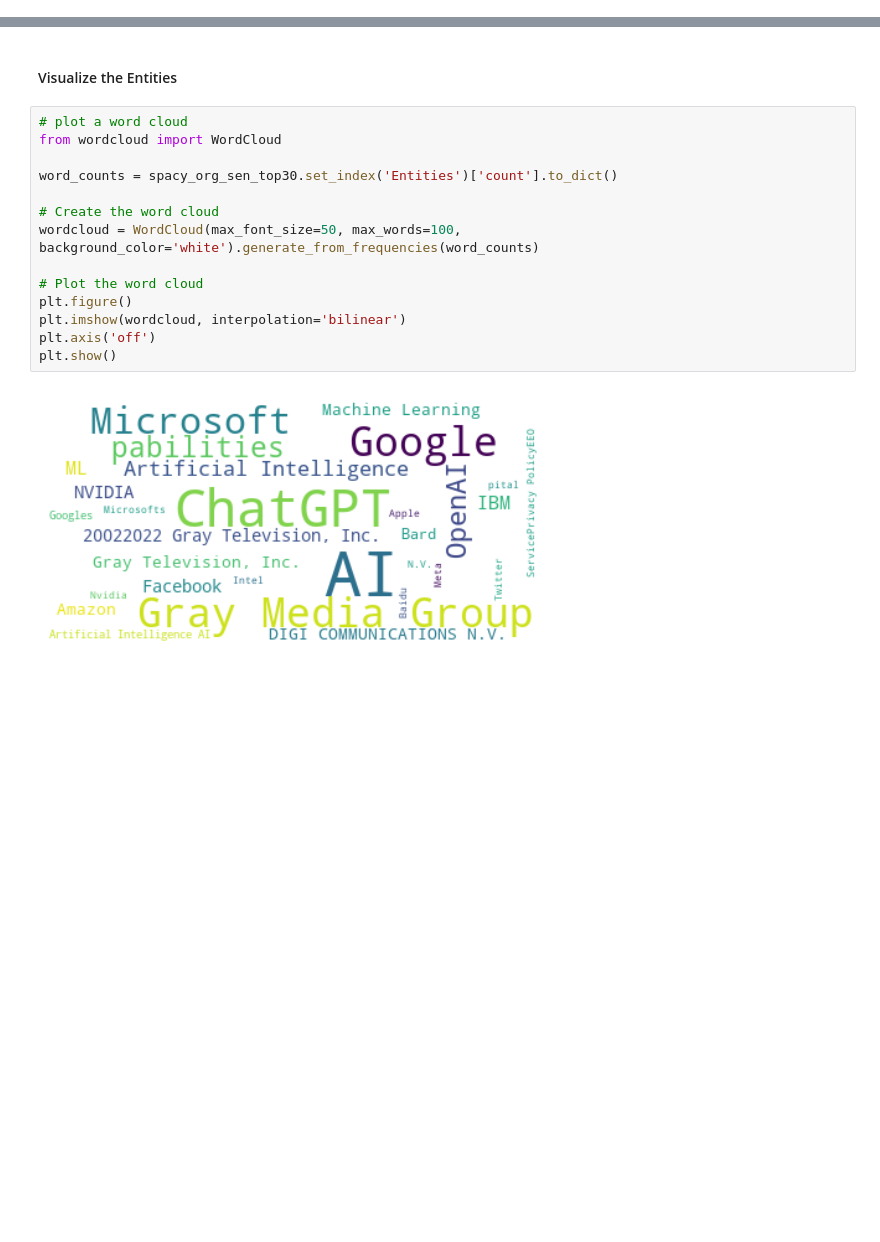
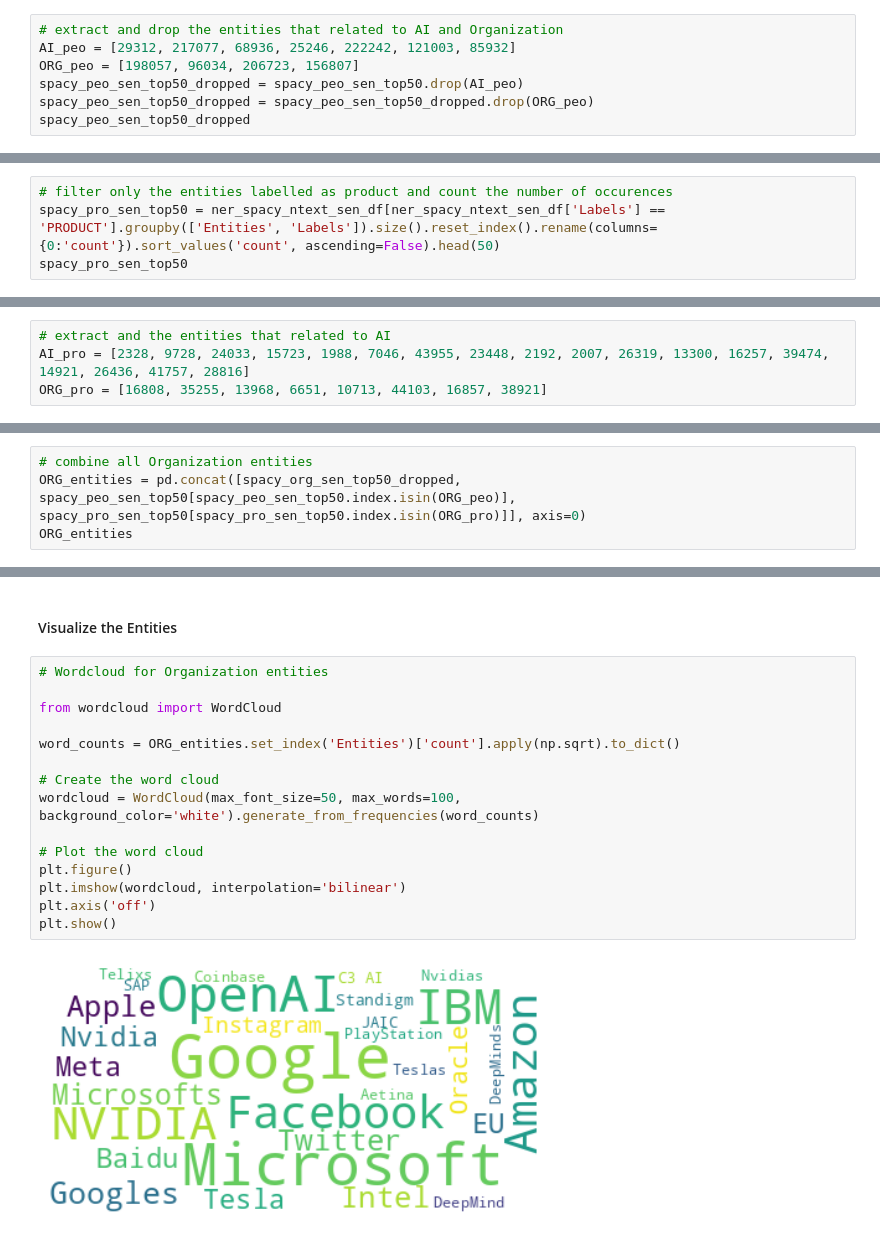
Before and after one commit to slvhuang/Final-Project-NLP, a Jupyter notebook: 5_entity_identification.ipynb, the cells around one changed output, grey strips where cells are left out. Cells and saved outputs as stored; diff of their text form; blank space fills up the shorter version.

```diff
--- a/5_entity_identification.ipynb
+++ b/5_entity_identification.ipynb
@@ -266,0 +380,7 @@ spacy_org_sen_top30
+# %%
+# extract and drop the entities that related to AI and Organization
+AI_peo = [29312, 217077, 68936, 25246, 222242, 121003, 85932]
+ORG_peo = [198057, 96034, 206723, 156807]
+spacy_peo_sen_top50_dropped = spacy_peo_sen_top50.drop(AI_peo)
+spacy_peo_sen_top50_dropped = spacy_peo_sen_top50_dropped.drop(ORG_peo)
+spacy_peo_sen_top50_dropped
@@ -266,0 +453,4 @@ spacy_org_sen_top30
+# %%
+# filter only the entities labelled as product and count the number of occurences
+spacy_pro_sen_top50 = ner_spacy_ntext_sen_df[ner_spacy_ntext_sen_df['Labels'] == 'PRODUCT'].groupby(['Entities', 'Labels']).size().reset_index().rename(columns={0:'count'}).sort_values('count', ascending=False).head(50)
+spacy_pro_sen_top50
@@ -266,0 +475,4 @@ spacy_org_sen_top30
+# %%
+# extract and the entities that related to AI
+AI_pro = [2328, 9728, 24033, 15723, 1988, 7046, 43955, 23448, 2192, 2007, 26319, 13300, 16257, 39474, 14921, 26436, 41757, 28816]
+ORG_pro = [16808, 35255, 13968, 6651, 10713, 44103, 16857, 38921]
@@ -266,0 +526,4 @@ spacy_org_sen_top30
+# %%
+# combine all Organization entities
+ORG_entities = pd.concat([spacy_org_sen_top50_dropped, spacy_peo_sen_top50[spacy_peo_sen_top50.index.isin(ORG_peo)], spacy_pro_sen_top50[spacy_pro_sen_top50.index.isin(ORG_pro)]], axis=0)
+ORG_entities
@@ -267,18 +548,19 @@ spacy_org_sen_top30
 # %% [markdown]
 #### Visualize the Entities
 # %%
-# plot a word cloud
+# Wordcloud for Organization entities
+
 from wordcloud import WordCloud
 
-word_counts = spacy_org_sen_top30.set_index('Entities')['count'].to_dict()
+word_counts = ORG_entities.set_index('Entities')['count'].apply(np.sqrt).to_dict()
 
 # Create the word cloud
 wordcloud = WordCloud(max_font_size=50, max_words=100, background_color='white').generate_from_frequencies(word_counts)
 
 # Plot the word cloud
 plt.figure()
 plt.imshow(wordcloud, interpolation='bilinear')
 plt.axis('off')
 plt.show()
 # %% [output]
-[figure, old version]
+[figure, new version]
```
Also changed, not shown: parts of 55 cells of this notebook.
